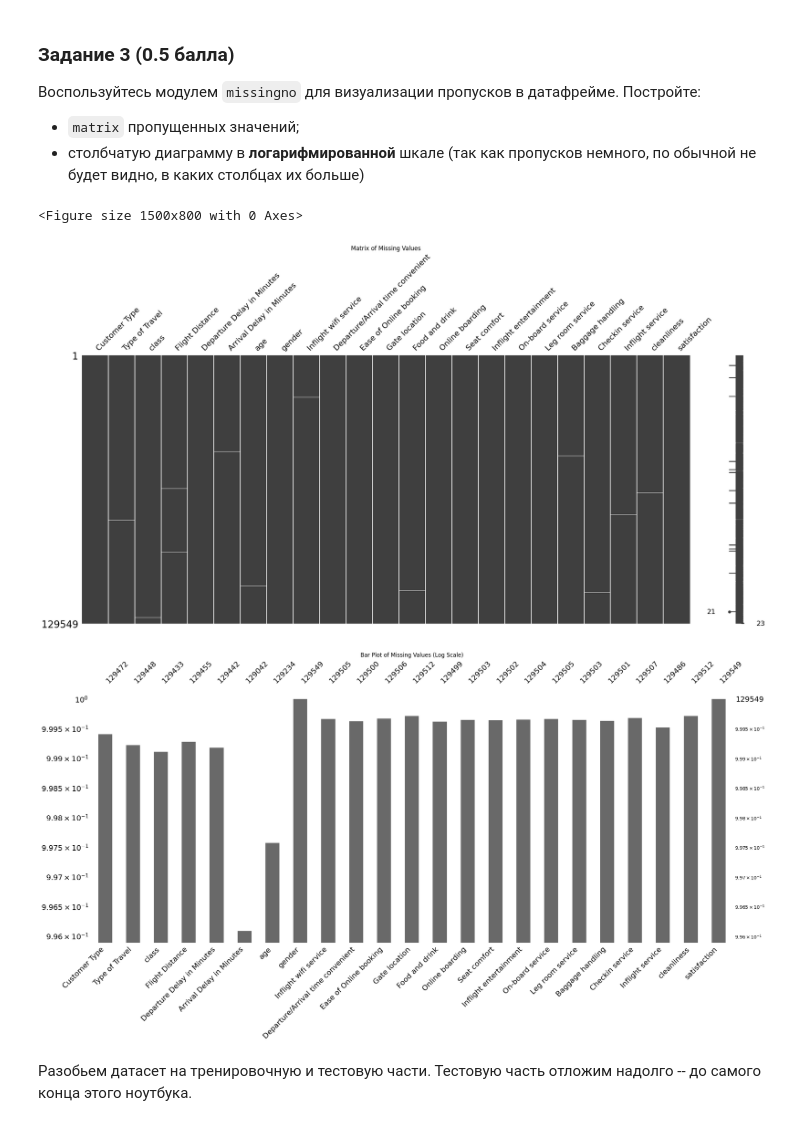
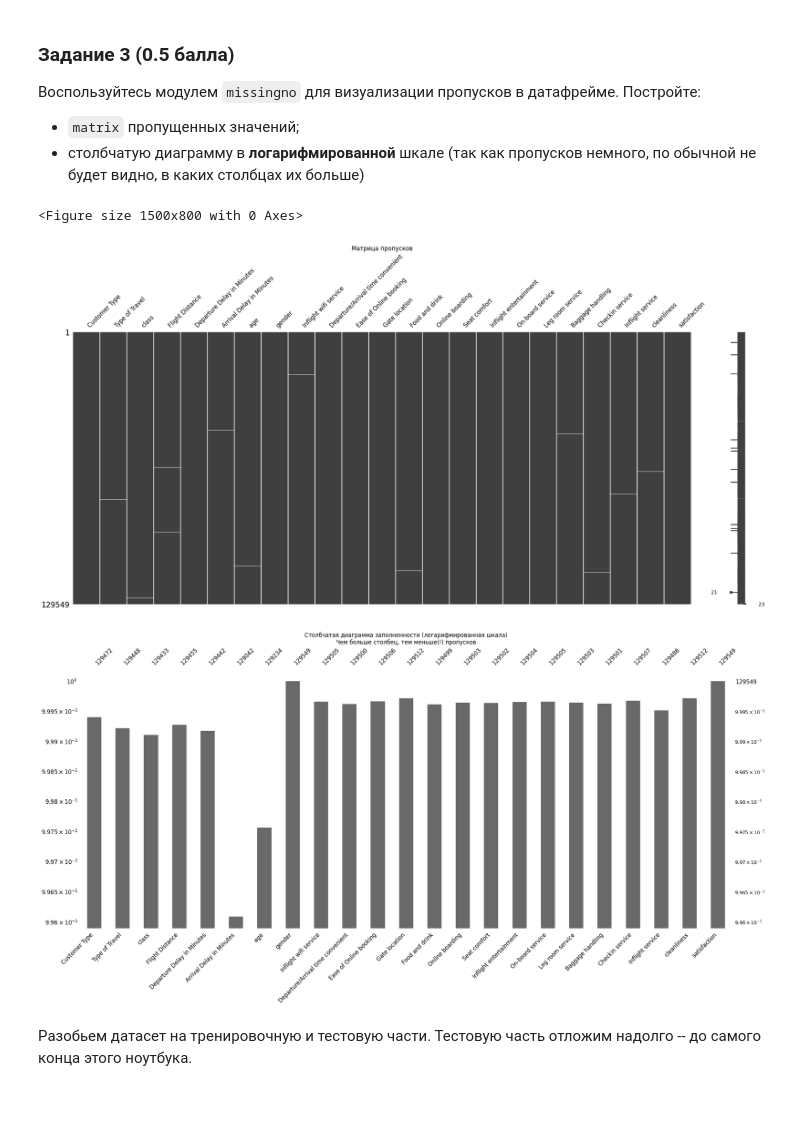
Before and after one commit to psaw/hse-ai24-ml, a Jupyter notebook: hw-4/AI_HW4_woodenML_base.ipynb, the cells around one changed output. Drawn from its saved outputs; the diff is of its cells as text; code cells hidden in the pictures.

```diff
--- a/hw-4/AI_HW4_woodenML_base.ipynb
+++ b/hw-4/AI_HW4_woodenML_base.ipynb
@@ -506,20 +524,20 @@ plt.show()
 # %%
 # Ваш код ниже
 plt.figure(figsize=(15,8))
-msno.matrix(df)
-plt.title('Matrix of Missing Values')
+msno.matrix(df, fontsize=12)
+plt.title('Матрица пропусков')
 plt.show()
 # %% [output]
 <Figure size 1500x800 with 0 Axes>
-[figure, old version]
+[figure, new version]
 # %%
 # Ваш код ниже
 plt.figure(figsize=(15,8))
-msno.bar(df, log=True)
-plt.title('Bar Plot of Missing Values (Log Scale)')
+msno.bar(df, log=True, fontsize=12)
+plt.title('Столбчатая диаграмма заполненности (логарифмированная шкала)\nЧем больше столбец, тем меньше(!) пропусков')
 plt.show()
 # %% [output]
-[figure, old version]
+[figure, new version]
 # %% [markdown]
 Разобьем датасет на тренировочную и тестовую части. Тестовую часть отложим надолго -- до самого конца этого ноутбука.
 # %%
```
Also changed, not shown: parts of 19 cells of this notebook.
